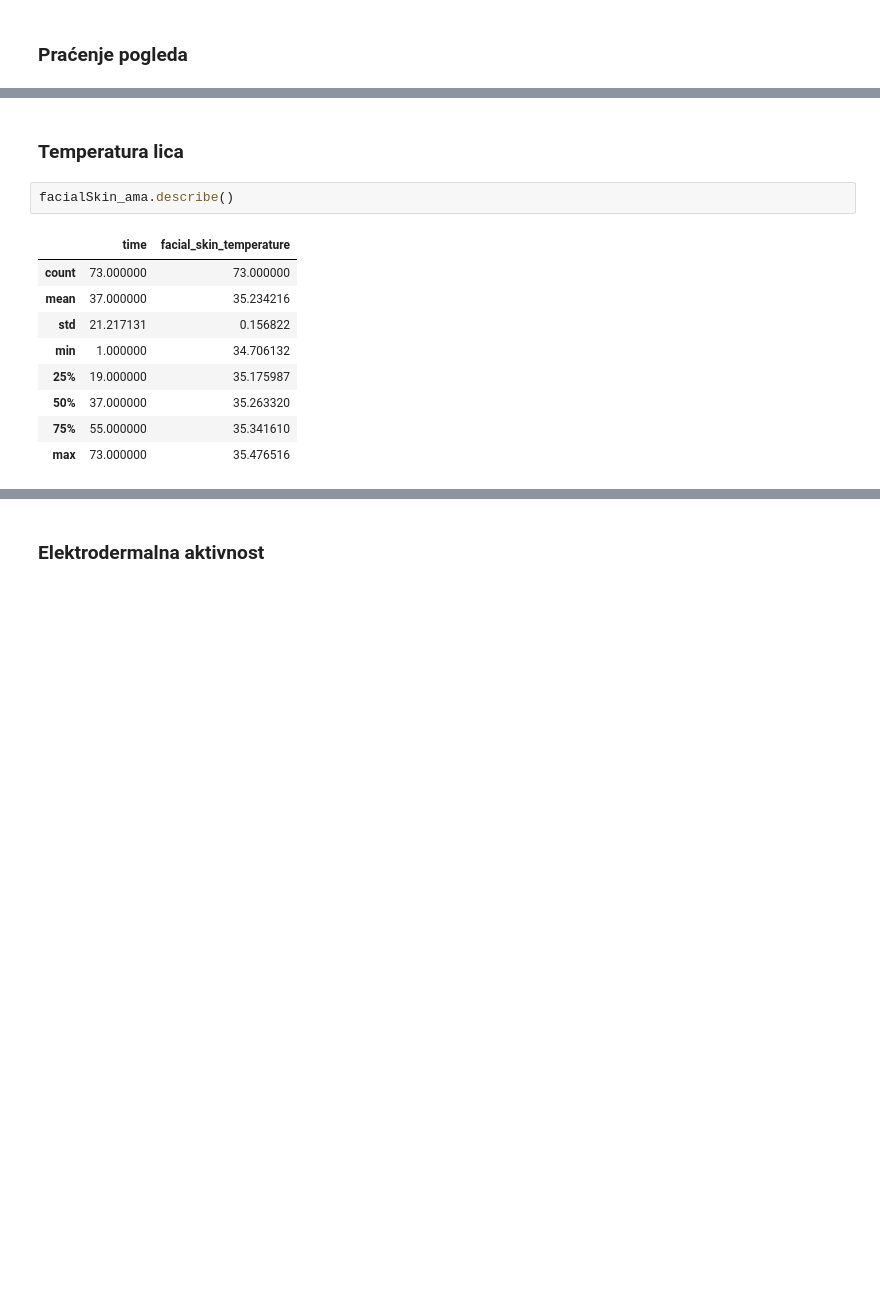
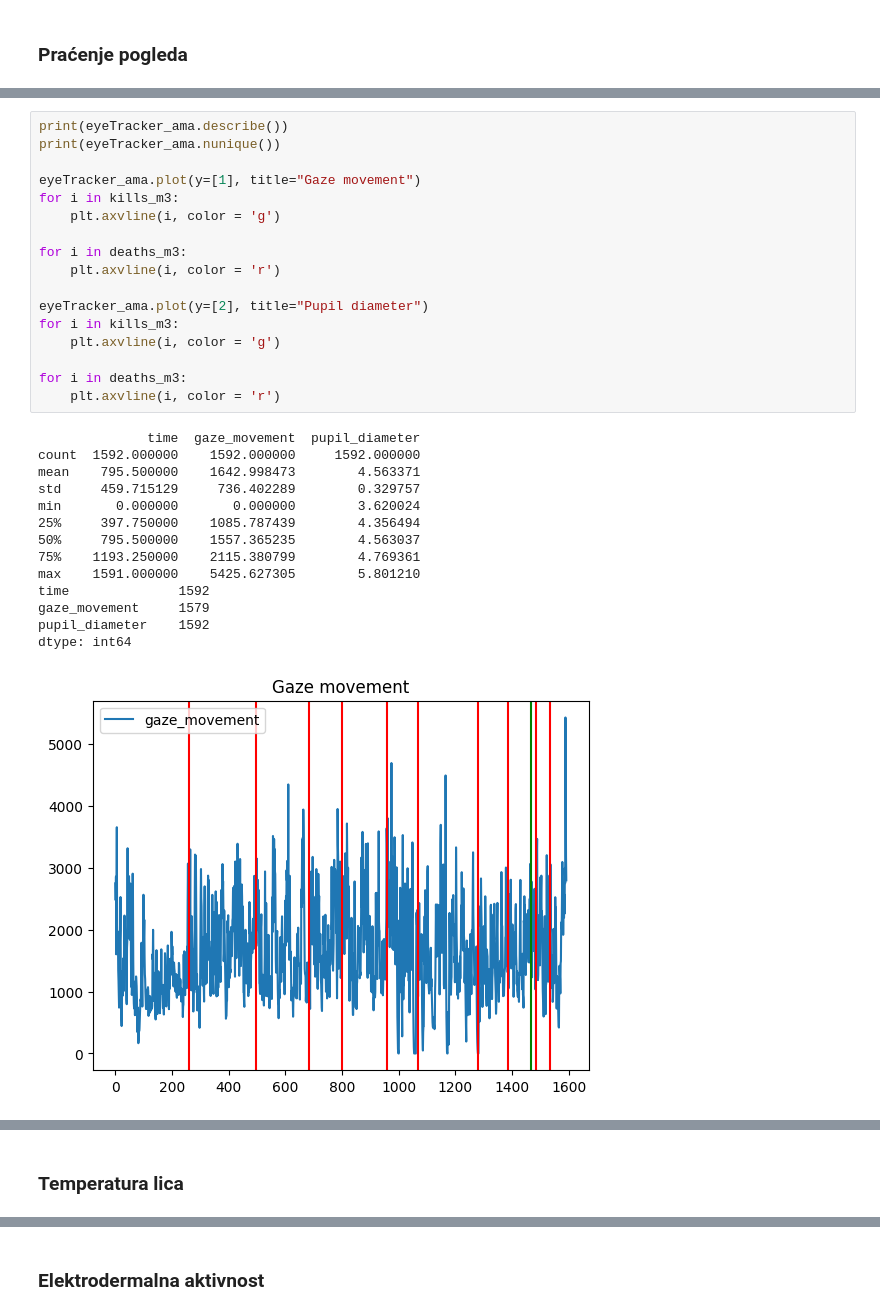
Before and after one commit to BernardKazazic/UZOP_Projekt, a Jupyter notebook: lab1.ipynb, the cells around one changed output, grey strips where cells are left out. Cells and saved outputs as stored; diff of their text form; blank space fills up the shorter version.

```diff
--- a/lab1.ipynb
+++ b/lab1.ipynb
@@ -461,0 +494,32 @@ eyeTracker_ama.describe()
+# %%
+print(eyeTracker_ama.describe())
+print(eyeTracker_ama.nunique())
+
+eyeTracker_ama.plot(y=[1], title="Gaze movement")
+for i in kills_m3:
+    plt.axvline(i, color = 'g')
+
+for i in deaths_m3:
+    plt.axvline(i, color = 'r')
+
+eyeTracker_ama.plot(y=[2], title="Pupil diameter")
+for i in kills_m3:
+    plt.axvline(i, color = 'g')
+
+for i in deaths_m3:
+    plt.axvline(i, color = 'r')
+# %% [output]
+              time  gaze_movement  pupil_diameter
+count  1592.000000    1592.000000     1592.000000
+mean    795.500000    1642.998473        4.563371
+std     459.715129     736.402289        0.329757
+min       0.000000       0.000000        3.620024
+25%     397.750000    1085.787439        4.356494
+50%     795.500000    1557.365235        4.563037
+75%    1193.250000    2115.380799        4.769361
+max    1591.000000    5425.627305        5.801210
+time              1592
+gaze_movement     1579
+pupil_diameter    1592
+dtype: int64
+[figure, added]
@@ -462,14 +527,2 @@ eyeTracker_ama.describe()
 # %% [markdown]
 ### Temperatura lica
-# %%
-facialSkin_ama.describe()
-# %% [output]
-|  | time | facial_skin_temperature |
-| count | 73.000000 | 73.000000 |
-| mean | 37.000000 | 35.234216 |
-| std | 21.217131 | 0.156822 |
-| min | 1.000000 | 34.706132 |
-| 25% | 19.000000 | 35.175987 |
-| 50% | 37.000000 | 35.263320 |
-| 75% | 55.000000 | 35.341610 |
-| max | 73.000000 | 35.476516 |
```
Also changed, not shown: parts of 36 cells of this notebook.
